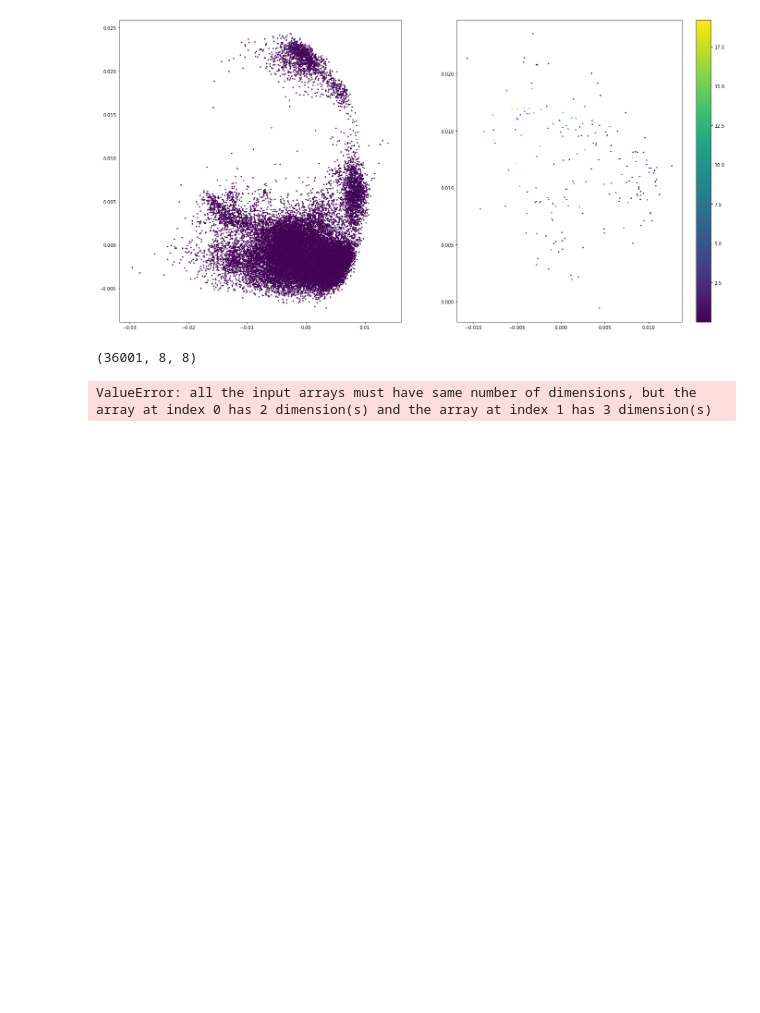
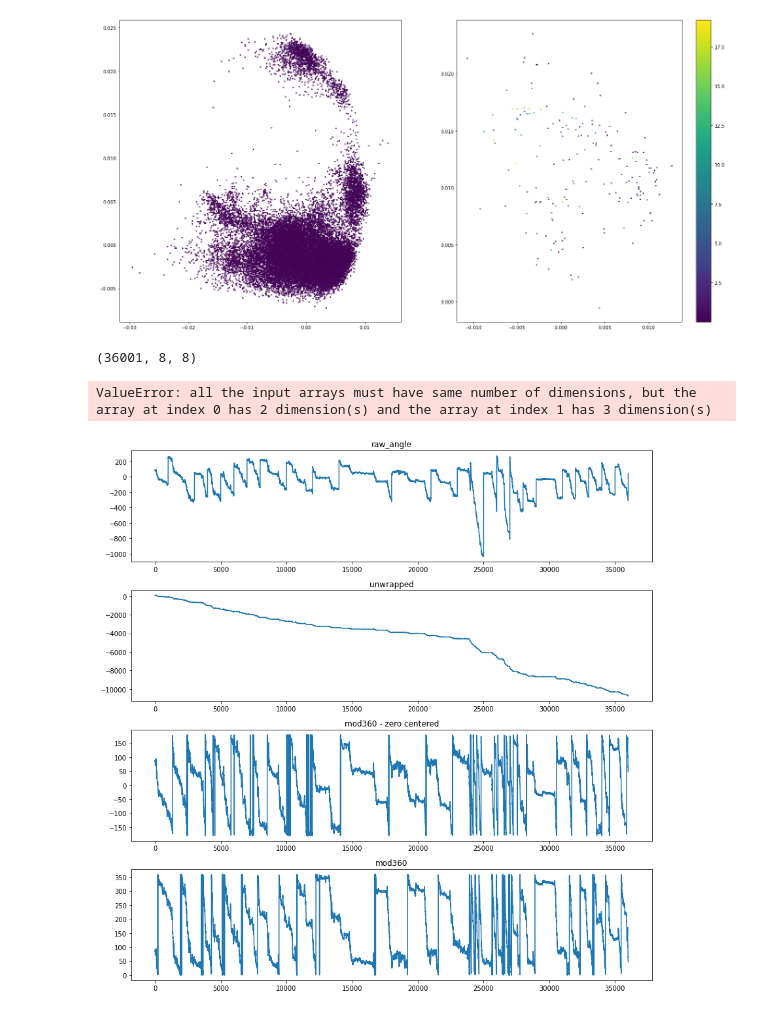
Before and after one commit to tischfieldlab/moseq2-detectron-extract, a Jupyter notebook: notebooks/kalman.ipynb, the cells around one changed output. Drawn from its saved outputs; the diff is of its cells as text; code cells hidden in the pictures; blank space fills up the shorter version.

```diff
--- a/notebooks/kalman.ipynb
+++ b/notebooks/kalman.ipynb
@@ -204,3 +206,22 @@ b = np.ones((36, 2))
 np.concatenate((b[:, None, :], a), axis=1)
 # %% [output]
 ValueError: all the input arrays must have same number of dimensions, but the array at index 0 has 2 dimension(s) and the array at index 1 has 3 dimension(s)
+# %%
+with h5py.File(dataset_path) as h5:
+    fig, axs = plt.subplots(4, 1, figsize=(12, 12))
+
+    axs[0].plot(h5['/scalars/angle'][()])
+    axs[0].set_title("raw_angle")
+
+    axs[1].plot(np.unwrap(h5['/scalars/angle'][()], period=360))
+    axs[1].set_title("unwrapped")
+
+    axs[2].plot(np.mod(h5['/scalars/angle'][()] + 180, 360) - 180)
+    axs[2].set_title("mod360 - zero centered")
+
+    axs[3].plot(np.mod(h5['/scalars/angle'][()], 360))
+    axs[3].set_title("mod360")
+
+    fig.tight_layout()
+# %% [output]
+[figure, added]
```
Also changed, not shown: parts of 9 cells of this notebook, 1 other file.
